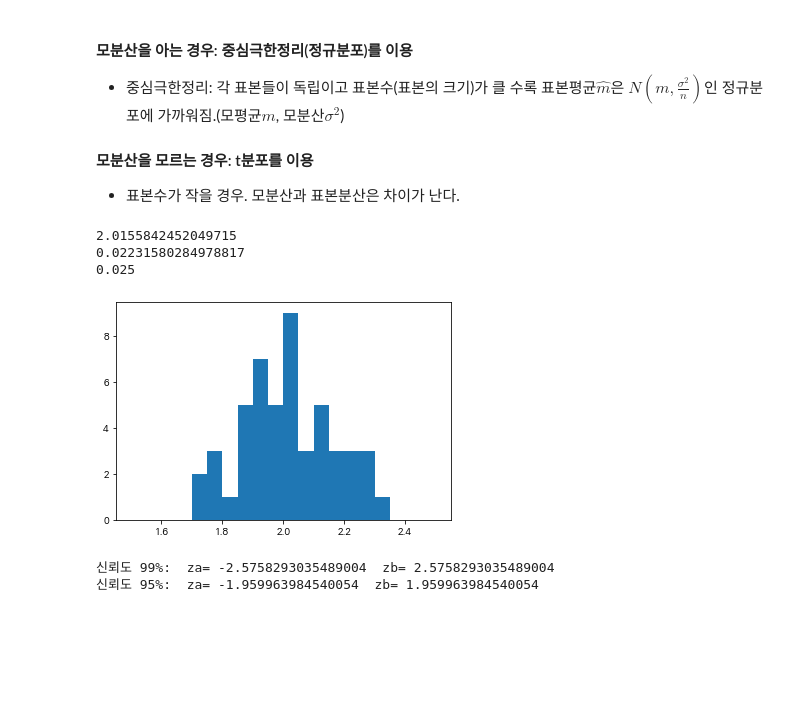
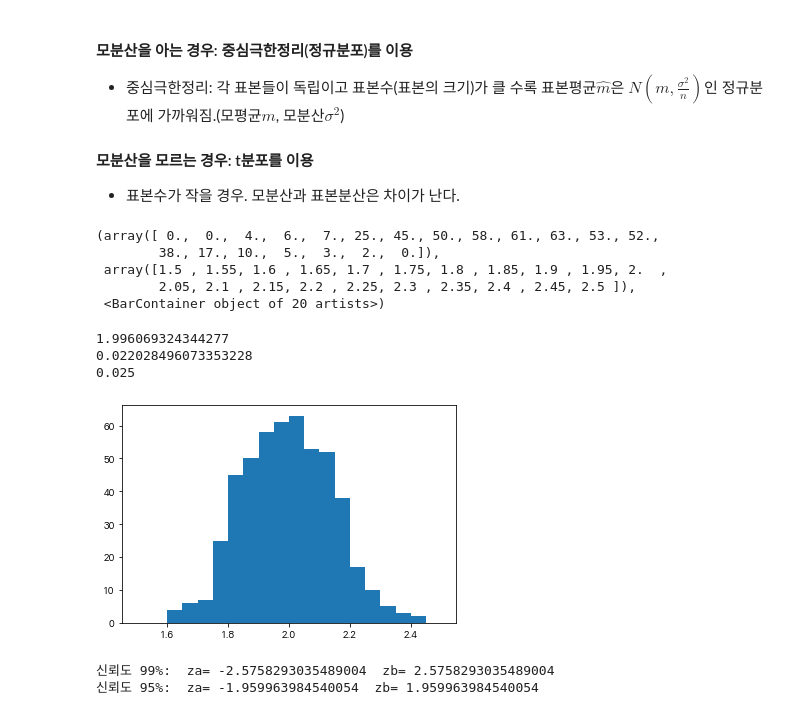
Before and after one commit to cherub8128/Lecture, a Jupyter notebook: Data_Science.ipynb, the cells around one changed output. Saved outputs shown, nothing was run; the diff lists cells and outputs as text; code cells hidden in the pictures; blank space fills up the shorter version.

```diff
--- a/Data_Science.ipynb
+++ b/Data_Science.ipynb
@@ -394,24 +381,29 @@ scipy.stats.t
 #### 모분산을 모르는 경우: t분포를 이용
 - 표본수가 작을 경우. 모분산과 표본분산은 차이가 난다.
 # %%
-num = 50    #뽑은 표본의 개수
+num = 500    #뽑은 표본의 개수
 N = 10      #표본수
 mean, std = 2, 0.5
 mu = np.zeros(num)
 
 for i in range(num):
     mu[i] = np.mean( norm.rvs(loc=mean, scale=std, size=N) )  # 평균2, 분산 0.5를 따르는 분포에서 랜덤하게 10개 뽑기
 
 plt.hist(mu, bins=20, range=(1.5, 2.5))
 print(mu.mean())    #표본평균들의 평균
 print(mu.var())     #표본평균들의 분산
 print(0.5**2/N)     #분산^2 / N
 # 표본의 개수가 커질수록 정규분포에 가까워지는 것을 알 수 있다. (모든 경우의 수가 되면 아예 같아짐)
 # %% [output]
-2.0155842452049715
-0.02231580284978817
-0.025
+(array([ 0.,  0.,  4.,  6.,  7., 25., 45., 50., 58., 61., 63., 53., 52.,
+        38., 17., 10.,  5.,  3.,  2.,  0.]),
+ array([1.5 , 1.55, 1.6 , 1.65, 1.7 , 1.75, 1.8 , 1.85, 1.9 , 1.95, 2.  ,
+        2.05, 2.1 , 2.15, 2.2 , 2.25, 2.3 , 2.35, 2.4 , 2.45, 2.5 ]),
+ <BarContainer object of 20 artists>)
+1.996069324344277
+0.022028496073353228
+0.025
-[figure, old version]
+[figure, new version]
 # %%
 #모분산을 아는 경우
 alp = 0.99  #신뢰도 99%
```
Also changed, not shown: parts of 9 cells of this notebook.
